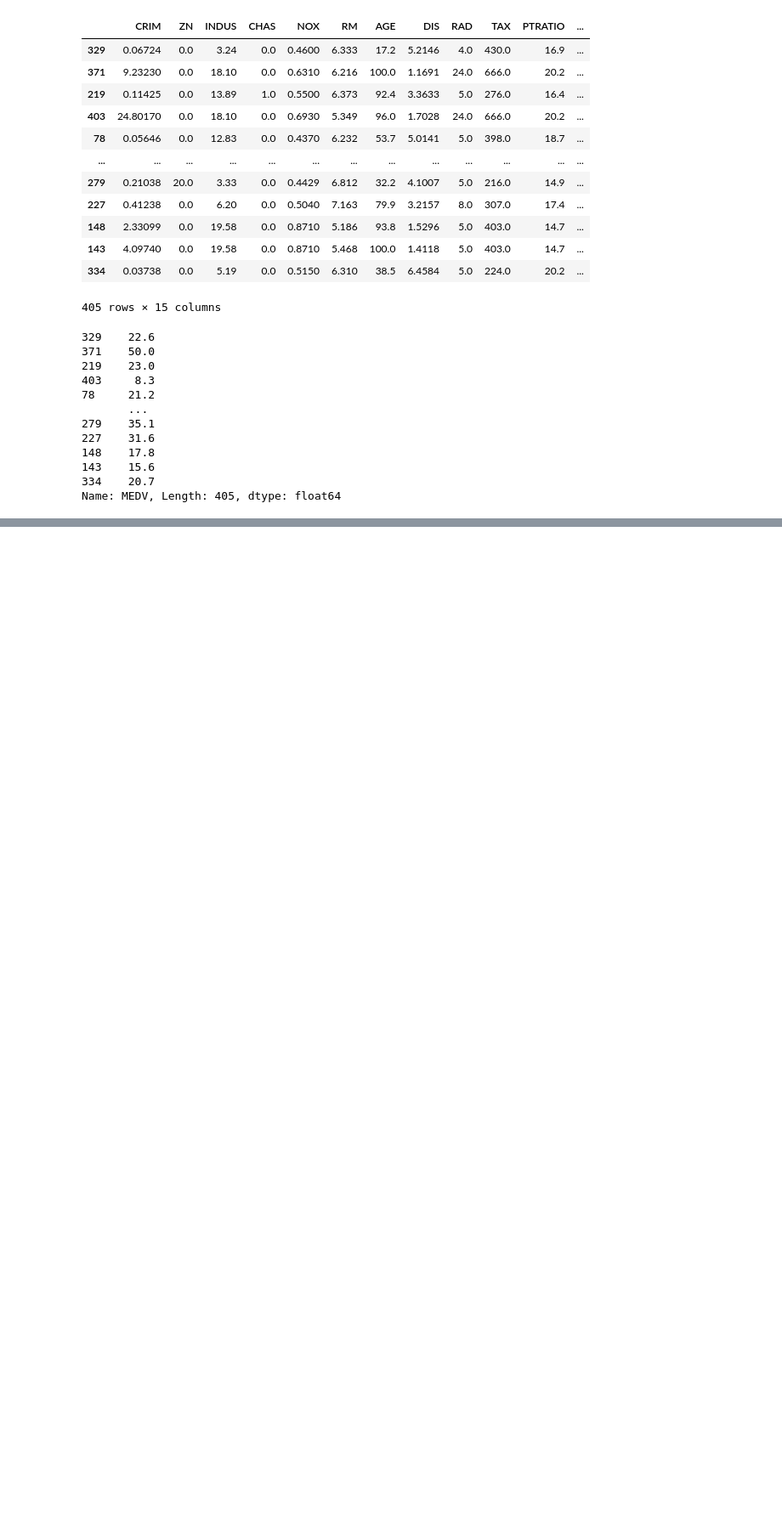
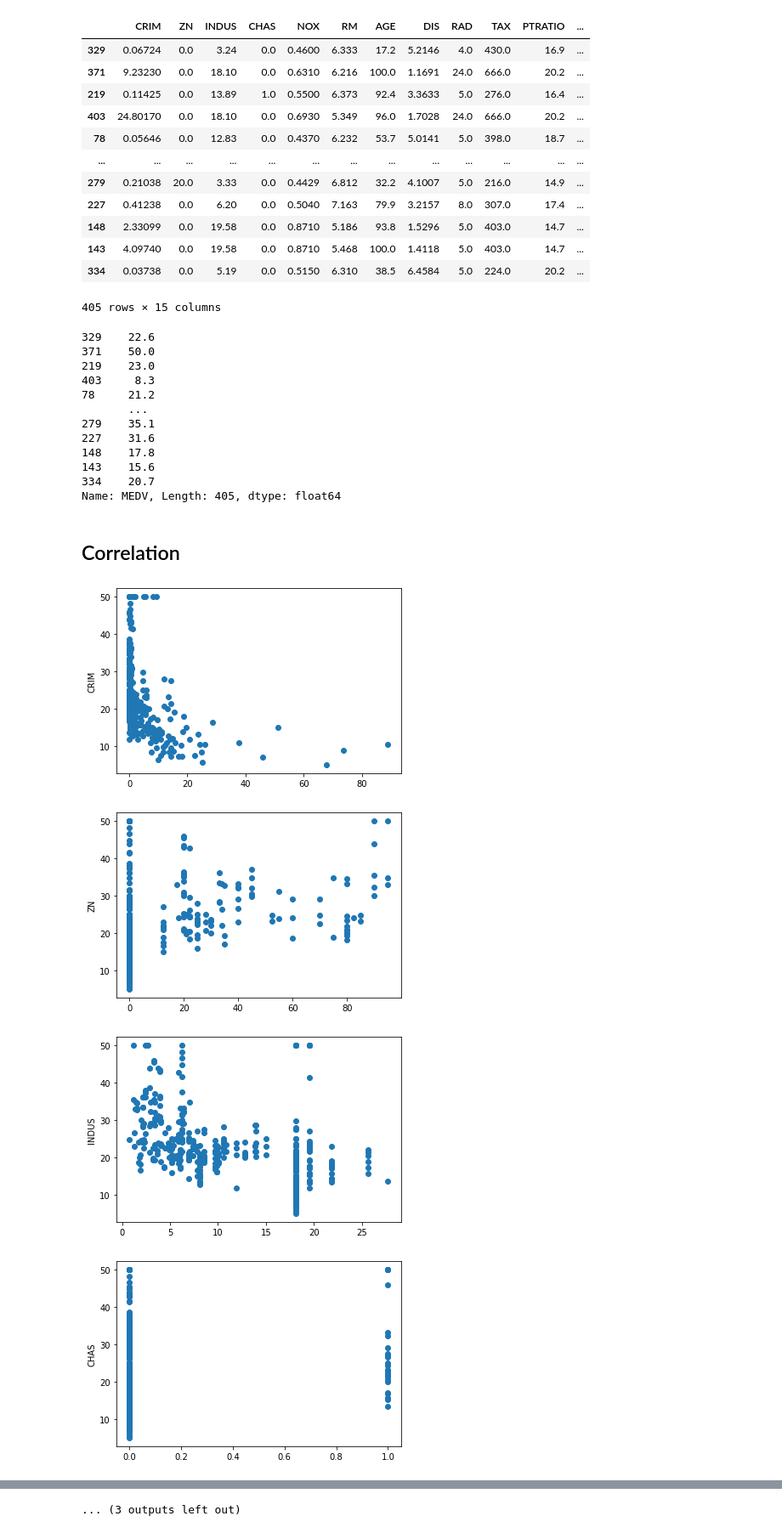
Before and after one commit to mostafaghadimi/machine-learning, a Jupyter notebook: HomeWorks/HW3/Practical/boston.ipynb, the cells around one changed output, grey strips where cells are left out. Shown at 85% size. Drawn from its saved outputs; the diff is of its cells as text; code cells hidden in the pictures; blank space fills up the shorter version.

```diff
--- a/HomeWorks/HW3/Practical/boston.ipynb
+++ b/HomeWorks/HW3/Practical/boston.ipynb
@@ -117,3 +117,15 @@ y_train
 Name: MEDV, Length: 405, dtype: float64
 # %%
 X_test, y_test = test.iloc[:, :-1], test.iloc[:, -1]
+# %% [markdown]
+## Correlation
+# %%
+for column in X_train.columns:
+    plt.scatter(X_train[column], y_train)
+    plt.ylabel(column)
+    plt.show()
+# %% [output]
+[figure, added]
+[figure, added]
+[figure, added]
+[figure, added]
@@ -119,0 +140 @@ X_test, y_test = test.iloc[:, :-1], test.iloc[:, -1]
+... (3 outputs left out)
```
Also changed, not shown: parts of 1 cell of this notebook.
